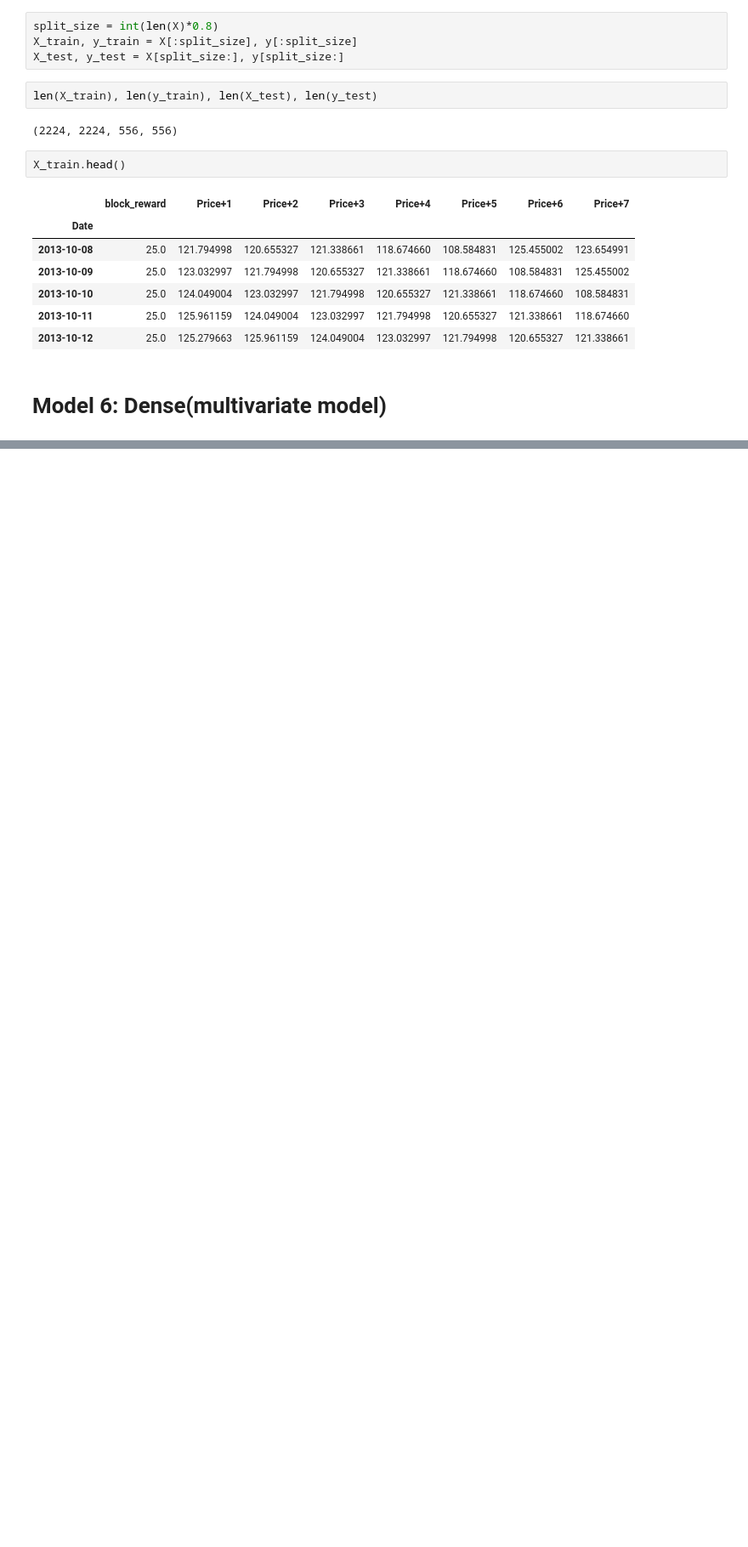
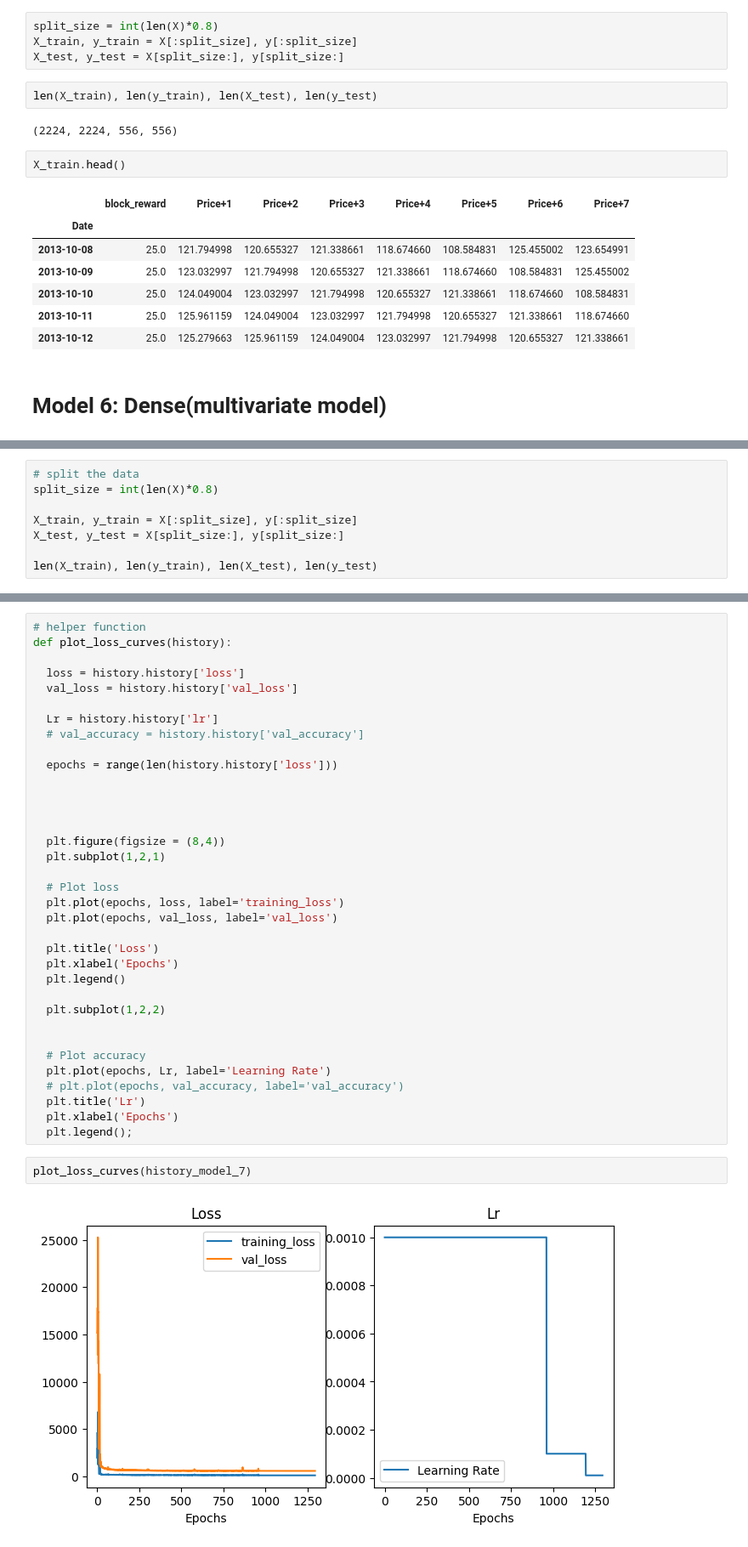
Before and after one commit to Gaurav-phatkare/Time-Series-Analysis, a Jupyter notebook: TimeSeries_Analysis_and_Forecasting_Using_Neural_Network.ipynb, the cells around one changed output, grey strips where cells are left out. Shown at 85% size. Saved outputs shown, nothing was run; the diff lists cells and outputs as text; blank space fills up the shorter version.

```diff
--- a/TimeSeries_Analysis_and_Forecasting_Using_Neural_Network.ipynb
+++ b/TimeSeries_Analysis_and_Forecasting_Using_Neural_Network.ipynb
@@ -1383,0 +1483,8 @@ pd.DataFrame({"naive": naive_result["mae"],
+# %%
+# split the data
+split_size = int(len(X)*0.8)
+
+X_train, y_train = X[:split_size], y[:split_size]
+X_test, y_test = X[split_size:], y[split_size:]
+
+len(X_train), len(y_train), len(X_test), len(y_test)
@@ -1383,0 +1605,39 @@ pd.DataFrame({"naive": naive_result["mae"],
+# %%
+# helper function
+def plot_loss_curves(history):
+
+  loss = history.history['loss']
+  val_loss = history.history['val_loss']
+
+  Lr = history.history['lr']
+  # val_accuracy = history.history['val_accuracy']
+
+  epochs = range(len(history.history['loss']))
+
+
+
+
+  plt.figure(figsize = (8,4))
+  plt.subplot(1,2,1)
+
+  # Plot loss
+  plt.plot(epochs, loss, label='training_loss')
+  plt.plot(epochs, val_loss, label='val_loss')
+
+  plt.title('Loss')
+  plt.xlabel('Epochs')
+  plt.legend()
+
+  plt.subplot(1,2,2)
+
+
+  # Plot accuracy
+  plt.plot(epochs, Lr, label='Learning Rate')
+  # plt.plot(epochs, val_accuracy, label='val_accuracy')
+  plt.title('Lr')
+  plt.xlabel('Epochs')
+  plt.legend();
+# %%
+plot_loss_curves(history_model_7)
+# %% [output]
+[figure, added]
```
Also changed, not shown: parts of 68 cells of this notebook.
